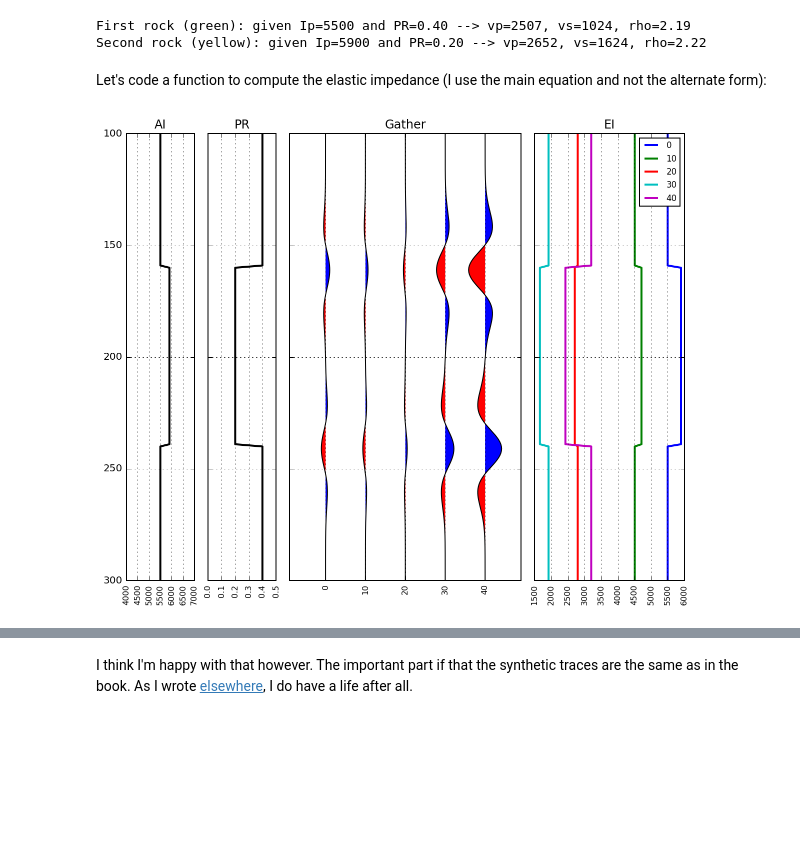
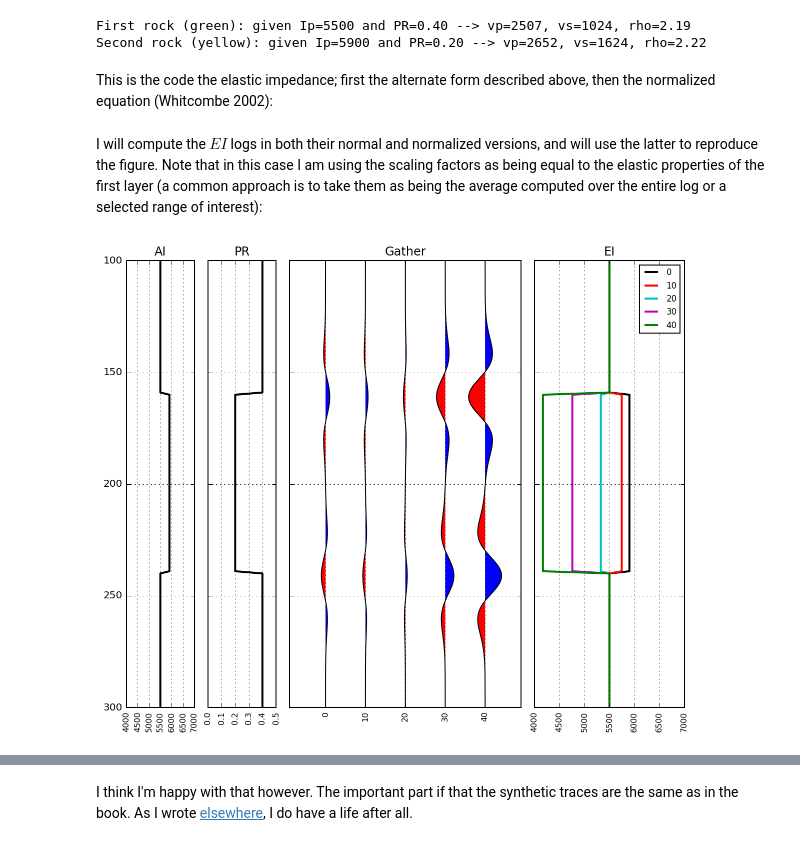
Before and after one commit to Kevin2599/geophysical_notes, a Jupyter notebook: relationship-reflectivity-elastic-impedance_Simm-Bacon.ipynb, the cells around one changed output, grey strips where cells are left out. Drawn from its saved outputs; the diff is of its cells as text; code cells hidden in the pictures; blank space fills up the shorter version.

```diff
--- a/relationship-reflectivity-elastic-impedance_Simm-Bacon.ipynb
+++ b/relationship-reflectivity-elastic-impedance_Simm-Bacon.ipynb
@@ -104,8 +110,8 @@ print('Second rock (yellow): given Ip={:.0f} and PR={:.2f} --> vp={:.0f}, vs={:.
 # %% [output]
 First rock (green): given Ip=5500 and PR=0.40 --> vp=2507, vs=1024, rho=2.19
 Second rock (yellow): given Ip=5900 and PR=0.20 --> vp=2652, vs=1624, rho=2.22
-# %% [markdown]
-Let's code a function to compute the elastic impedance (I use the main equation and not the alternate form):
+# %% [markdown]
+This is the code the elastic impedance; first the alternate form described above, then the normalized equation (Whitcombe 2002):
 # %%
 def elastic_impedance(vp, vs, rho, alpha, k=0.25):
     alpha = np.radians(alpha)
@@ -118,3 +133,5 @@ def elastic_impedance(vp, vs, rho, alpha, k=0.25):
+# %% [markdown]
+I will compute the $EI$ logs in both their normal and normalized versions, and will use the latter to reproduce the figure. Note that in this case I am using the scaling factors as being equal to the elastic properties of the first layer (a common approach is to take them as being the average computed over the entire log or a selected range of interest):
 # %%
 n_samples = 400
 interface1 = int(0.4*n_samples)
@@ -129,14 +146,18 @@ z=np.arange(n_samples)
 ip=model[:,0]*model[:,2]
 pr=(model[:,0]**2-2*model[:,1]**2) / (2*(model[:,0]**2-model[:,1]**2))
 
+scal = vp1, vs1, rho1
+
 ang=np.arange(0,50,10)
 
 wavelet = b.filters.ricker(0.25, 0.001, 20)
 
 ei  = np.zeros((n_samples,ang.size))
+ei_norm  = np.zeros((n_samples,ang.size))
 synt  = np.zeros((n_samples,ang.size))
 for i,alpha in enumerate(ang):
     ei[:,i] = elastic_impedance(model[:,0], model[:,1], model[:,2], alpha)
+    ei_norm[:,i] = elastic_impedance_norm(model[:,0], model[:,1], model[:,2], alpha, scal)
     RC = (ei[1:,i] - ei[:-1,i]) / (ei[1:,i] + ei[:-1,i])
     RC = np.append(np.nan, RC)
     RC = np.nan_to_num(RC)
@@ -157,33 +178,35 @@ ax1.plot(pr, z, '-k', linewidth=2)
 ax1.set_xlim(0,0.5)
 ax1.set_yticklabels([])
 
 # track 3: seismogram
 for i in range(ang.size):
     trace=synt[:,i]*3
     ax2.plot(trace+i,z,color='k', linewidth=1)
     ax2.fill_betweenx(z,trace+i,i, where=trace+i>i, facecolor='b', linewidth=0)
     ax2.fill_betweenx(z,trace+i,i, where=trace+i<i, facecolor='r', linewidth=0)
 ax2.set_xlim(-0.9,synt.shape[1]-.1)
 ax2.set_yticklabels([])
 ax2.set_xticks((0, 1, 2, 3, 4))
 ax2.set_xticklabels((0, 10, 20, 30, 40))
 
 # track 4: EI logs
+colr=['k','r','c','m','g']
 for i in range(ang.size):
-    ax3.plot(ei[:,i], z, linewidth=2, label=ang[i])
+    ax3.plot(ei_norm[:,i], z, linewidth=2, label=ang[i], color=colr[i])
+ax3.set_xlim(4000,7000)
 ax3.set_yticklabels([])
 ax3.legend(fontsize='small')
 
 ax0.set_title('AI')
 ax1.set_title('PR')
 ax2.set_title('Gather')
 ax3.set_title('EI')
 
 for aa in [ax0, ax1, ax2, ax3]:
     aa.set_ylim(100,300)
     aa.invert_yaxis()
     aa.grid()
     plt.setp(aa.xaxis.get_majorticklabels(), rotation=90, fontsize=8)
 # %% [output]
-[figure, old version]
+[figure, new version]
 # %% [markdown]
```
Also changed, not shown: parts of 11 cells of this notebook.
